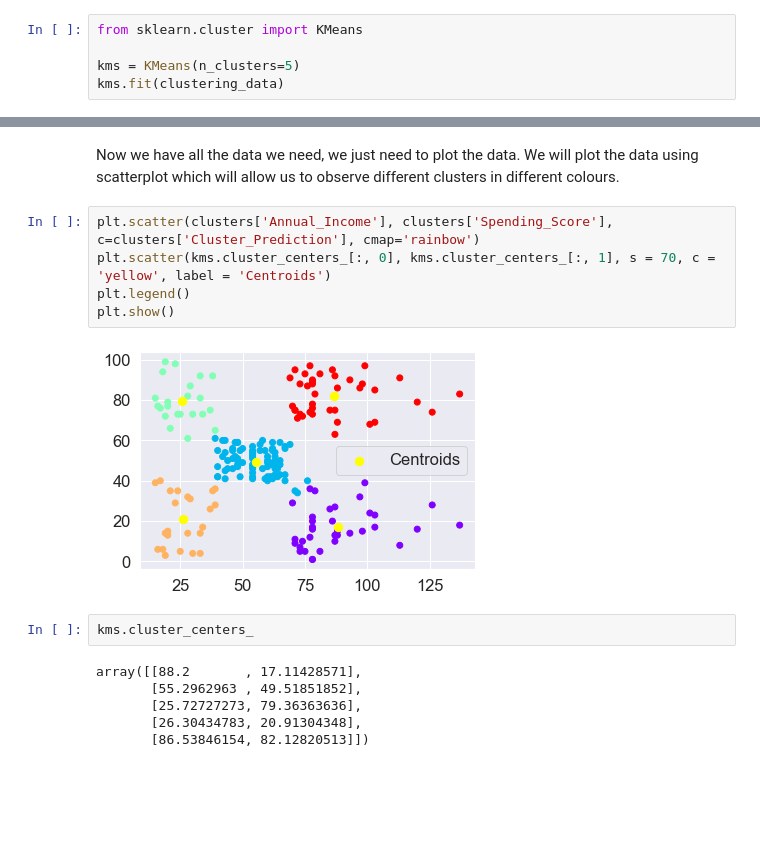
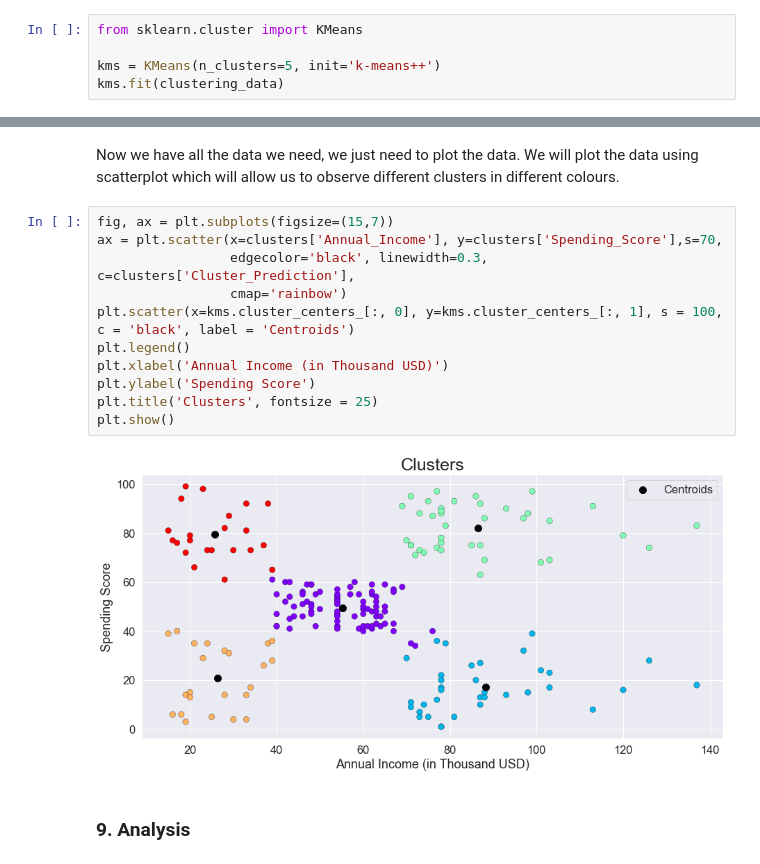
Before and after one commit to mayursrt/customer-segmentation-using-k-means, a Jupyter notebook: Customer Segmentation.ipynb, the cells around one changed output, grey strips where cells are left out. Saved outputs shown, nothing was run; the diff lists cells and outputs as text; blank space fills up the shorter version.

```diff
--- a/Customer Segmentation.ipynb
+++ b/Customer Segmentation.ipynb
@@ -858,7 +858,7 @@ Suppose we were working with  supervised learning data set we would use `fit_tra
 # %%
 from sklearn.cluster import KMeans
 
-kms = KMeans(n_clusters=5)
+kms = KMeans(n_clusters=5, init='k-means++')
 kms.fit(clustering_data)
 # %% [output]
 KMeans(n_clusters=5)
@@ -878,17 +888,17 @@ clusters.head()
 # %% [markdown]
 Now we have all the data we need, we just need to plot the data. We will plot the data using scatterplot which will allow us to observe different clusters in different colours.
 # %%
-plt.scatter(clusters['Annual_Income'], clusters['Spending_Score'], c=clusters['Cluster_Prediction'], cmap='rainbow')
-plt.scatter(kms.cluster_centers_[:, 0], kms.cluster_centers_[:, 1], s = 70, c = 'yellow', label = 'Centroids')
+fig, ax = plt.subplots(figsize=(15,7))
+ax = plt.scatter(x=clusters['Annual_Income'], y=clusters['Spending_Score'],s=70,
+                 edgecolor='black', linewidth=0.3, c=clusters['Cluster_Prediction'],
+                 cmap='rainbow')
+plt.scatter(x=kms.cluster_centers_[:, 0], y=kms.cluster_centers_[:, 1], s = 100, c = 'black', label = 'Centroids')
 plt.legend()
+plt.xlabel('Annual Income (in Thousand USD)')
+plt.ylabel('Spending Score')
+plt.title('Clusters', fontsize = 25)
 plt.show()
 # %% [output]
-[figure, old version]
+[figure, new version]
-# %%
-kms.cluster_centers_
-# %% [output]
-array([[88.2       , 17.11428571],
-       [55.2962963 , 49.51851852],
-       [25.72727273, 79.36363636],
-       [26.30434783, 20.91304348],
-       [86.53846154, 82.12820513]])
+# %% [markdown]
+### 9. Analysis
```
Also changed, not shown: parts of 7 cells of this notebook.
